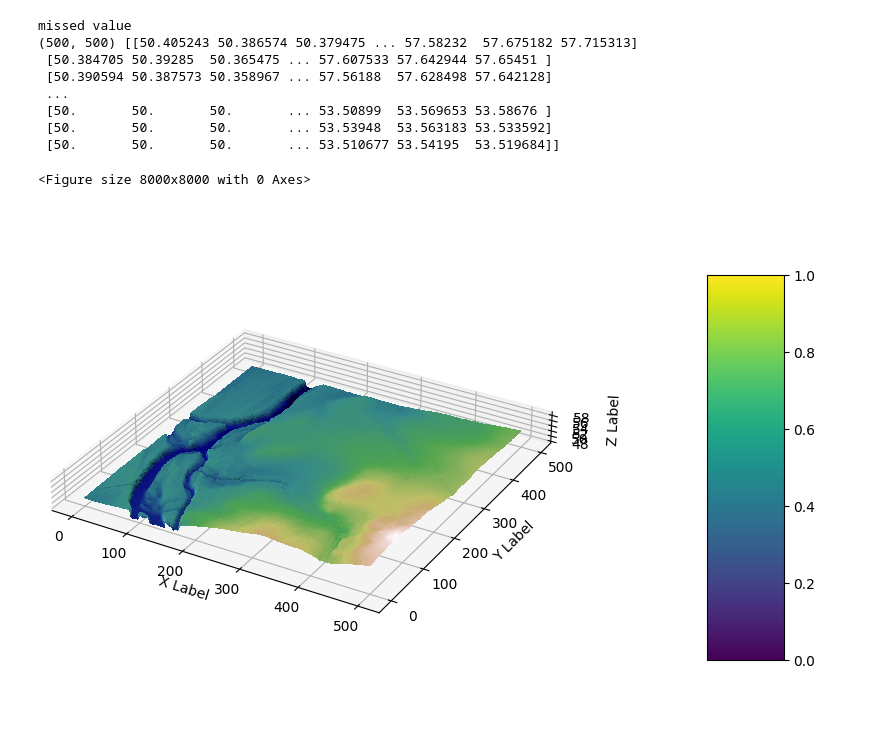
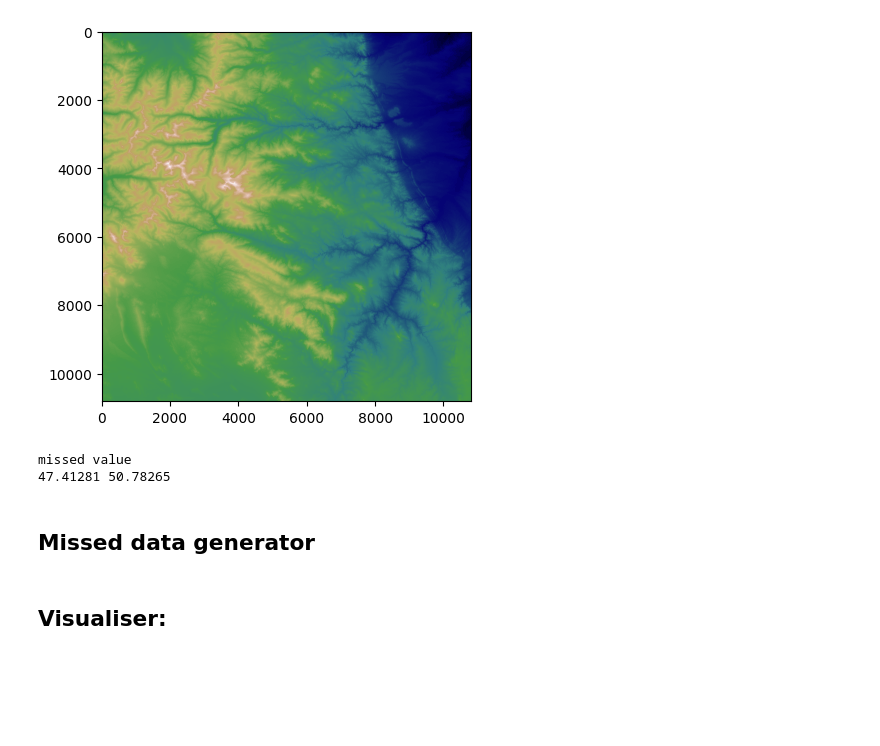
Before and after one commit to Andrei3223/2.5D-path-planing, a Jupyter notebook: GDAl_visualizer.ipynb, the cells around one changed output. Drawn from its saved outputs; the diff is of its cells as text; code cells hidden in the pictures; blank space fills up the shorter version.

```diff
--- a/GDAl_visualizer.ipynb
+++ b/GDAl_visualizer.ipynb
@@ -9,62 +10,40 @@ ds = gdal.Open('USGS_one_meter_x28y430_MD_VA_Sandy_NCR_2014.tif')
 band = ds.GetRasterBand(1)
 elevation1 = band.ReadAsArray()
+# %%
+gdal.UseExceptions()
+
+ds = gdal.Open('../USGS_Colorado.tif')
+band = ds.GetRasterBand(1)
+elevation_C = band.ReadAsArray()
+# %%
+plt.imshow(elevation_C, cmap='gist_earth')
+plt.show()
+# %% [output]
+[figure, added]
 # %%
-eval1_proc = np.copy(elevation1[:500,2370:2870])
+# eval1_proc = np.copy(elevation1[:500,2370:2870])
+eval1_proc = np.copy(elevation1[400:600,2300:2500])
 nan_exist = 0
+min_val = 10000
+max_val = -10000
 for i, line in enumerate(eval1_proc):
     for j, el in enumerate(line):
         if el < -1000:
-#             eval1_proc[i][j] = np.nan
-            eval1_proc[i][j] = 50
+            eval1_proc[i][j] = np.nan
+#             eval1_proc[i][j] = 50
             nan_exist = 1
+        else:
+            if el > max_val:
+                max_val = el
+            if el < min_val:
+                min_val = el
 if nan_exist:
     print('missed value')
 
+print(min_val, max_val)
 # print(eval1_proc.shape, eval1_proc)
 # %% [output]
 missed value
-(500, 500) [[50.405243 50.386574 50.379475 ... 57.58232  57.675182 57.715313]
- [50.384705 50.39285  50.365475 ... 57.607533 57.642944 57.65451 ]
- [50.390594 50.387573 50.358967 ... 57.56188  57.628498 57.642128]
- ...
- [50.       50.       50.       ... 53.50899  53.569653 53.58676 ]
- [50.       50.       50.       ... 53.53948  53.563183 53.533592]
- [50.       50.       50.       ... 53.510677 53.54195  53.519684]]
+47.41281 50.78265
-# %%
-from mpl_toolkits.mplot3d import Axes3D
-from matplotlib import cm
-from matplotlib.colors import LightSource
-
-plt.figure(figsize=(10, 10), dpi=800)
-
-fig = plt.figure()
-ax = fig.add_subplot(111, projection='3d')
-x = np.arange(eval1_proc.shape[0])
-y = np.arange(eval1_proc.shape[1])
-X, Y = np.meshgrid(x, y)
-
-
-z = np.ravel(eval1_proc)
-Z = z.reshape(X.shape)
-
-
-
-ls = LightSource(270, 45)
-rgb = ls.shade(Z, cmap=cm.gist_earth, vert_exag=0.1, blend_mode='soft')
-surf = ax.plot_surface(X, Y, Z, rstride=1, cstride=1, facecolors=rgb,
-                       linewidth=0, antialiased=False, shade=False, vmin=-1000, vmax=5000)
-
-fig.colorbar(surf, shrink=0.5, aspect=5, pad=0.2)
-
-ax.set_xlabel('X Label')
-ax.set_ylabel('Y Label')
-ax.set_zlabel('Z Label')
-
-plt.gcf().set_size_inches(10, 10) #figure size
-ax.set_box_aspect(aspect = (10,10,1)) #changing the scale of Z axes to avoid "jumps"
-# ax.set_zlim(40, 55)
-
-plt.show()
-# %% [output]
-<Figure size 8000x8000 with 0 Axes>
-[figure, removed]
+# %% [markdown]
+## Missed data generator
@@ -70,0 +123,2 @@ plt.show()
+# %% [markdown]
+## Visualiser:
```
Also changed, not shown: parts of 19 cells of this notebook, 41 other files.
